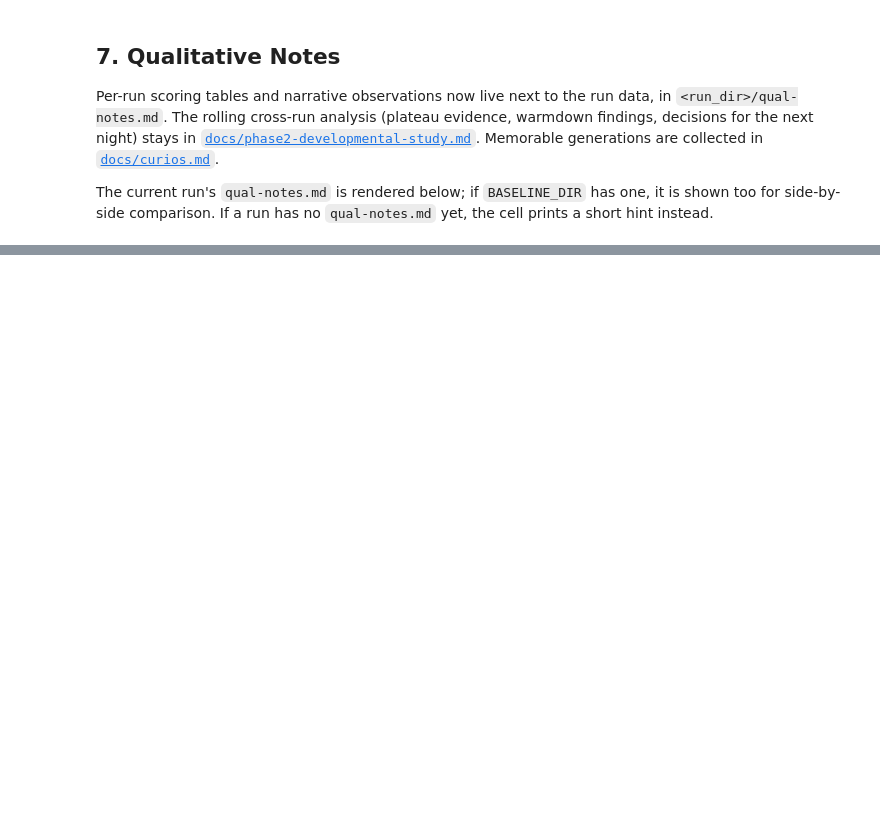
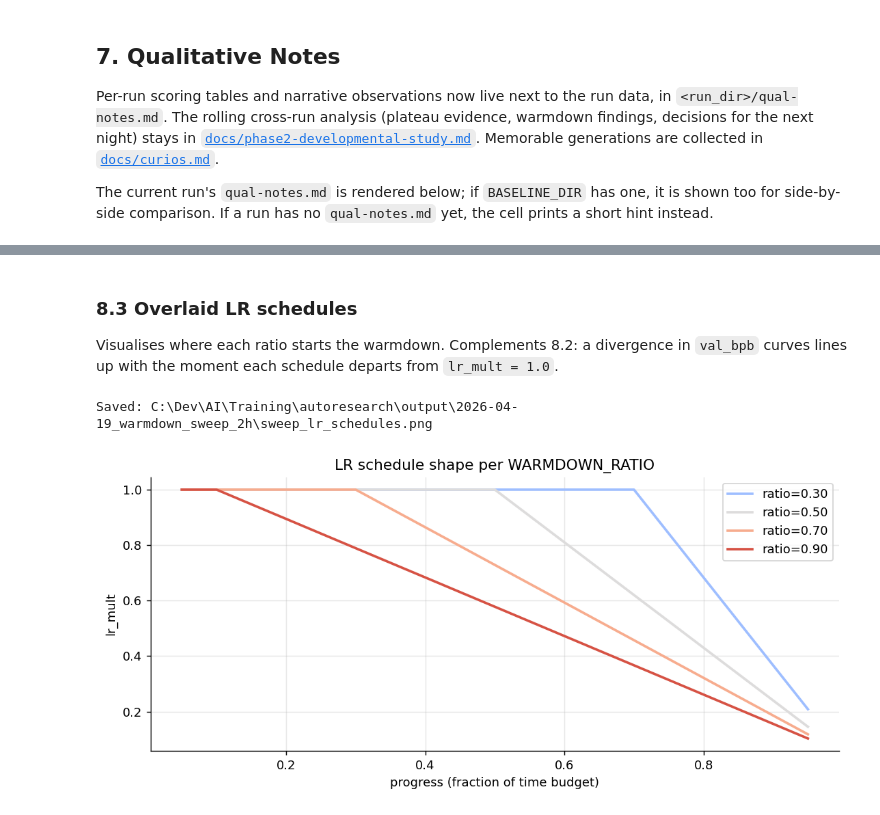
Before and after one commit to ElizaZadura/autoresearch-ez, a Jupyter notebook: development.ipynb, the cells around one changed output, grey strips where cells are left out. Drawn from its saved outputs; the diff is of its cells as text; code cells hidden in the pictures; blank space fills up the shorter version.

```diff
--- a/development.ipynb
+++ b/development.ipynb
@@ -977,0 +1182,34 @@ _No `qual-notes.md` in `2026-04-17_phase2_baseline` yet._
+# %% [markdown]
+### 8.3 Overlaid LR schedules
+
+Visualises where each ratio starts the warmdown. Complements 8.2: a divergence in `val_bpb` curves lines up with the moment each schedule departs from `lr_mult = 1.0`.
+# %%
+if sweep_df.empty:
+    print("Skipping 8.3: no sweep data.")
+else:
+    fig, ax = plt.subplots(figsize=(10, 4))
+    prog_df = sweep_df[sweep_df["source"] == "progress"]
+    ratios = sorted(prog_df["ratio"].dropna().unique())
+
+    for r in ratios:
+        sub = prog_df[prog_df["ratio"] == r].sort_values("progress")
+        ax.plot(
+            sub["progress"],
+            sub["lr_mult"],
+            label=f"ratio={r:.2f}",
+            color=_ratio_color(r),
+            linewidth=2,
+        )
+
+    ax.set_xlabel("progress (fraction of time budget)")
+    ax.set_ylabel("lr_mult")
+    ax.set_title("LR schedule shape per WARMDOWN_RATIO")
+    ax.legend()
+    ax.grid(True, alpha=0.3)
+    if SWEEP_PARENT is not None:
+        plt.savefig(SWEEP_PARENT / "sweep_lr_schedules.png", bbox_inches="tight")
+        print(f"Saved: {SWEEP_PARENT / 'sweep_lr_schedules.png'}")
+    plt.show()
+# %% [output]
+Saved: C:\Dev\AI\Training\autoresearch\output\2026-04-19_warmdown_sweep_2h\sweep_lr_schedules.png
+[figure, added]
```
Also changed, not shown: parts of 22 cells of this notebook, 4 other files.
